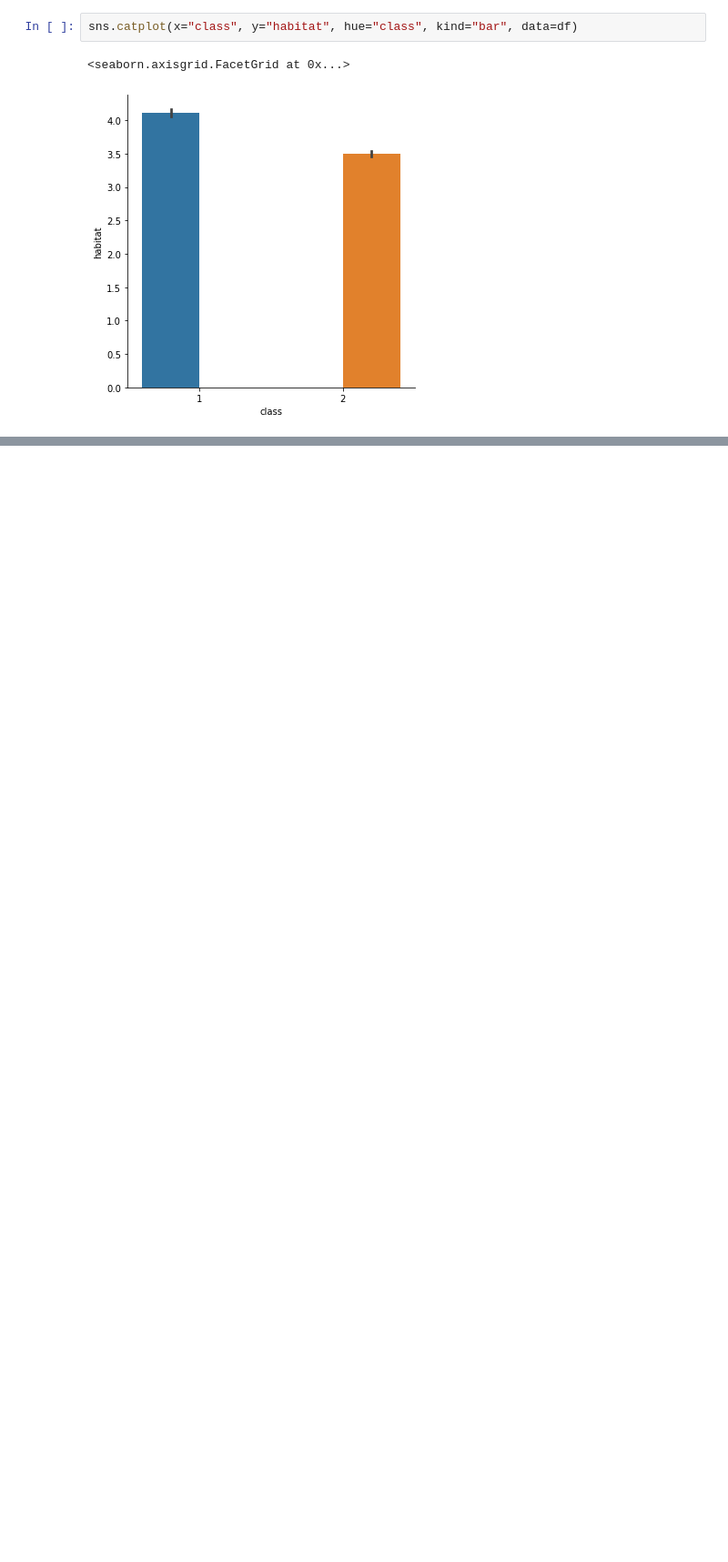
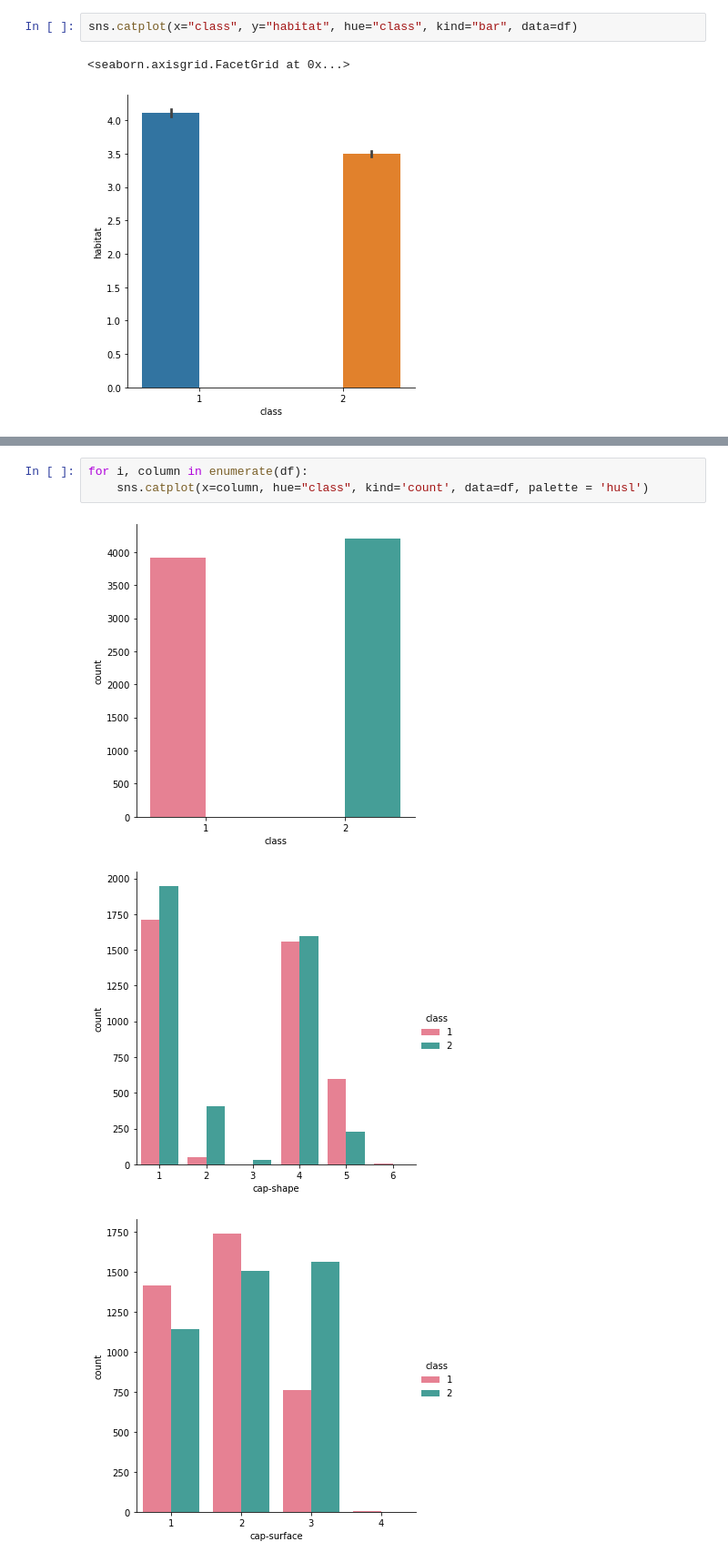
Before and after one commit to raizelistaken/Classification_project3, a Jupyter notebook: Wed.ipynb, the cells around one changed output, grey strips where cells are left out. Shown at 91% size. Saved outputs shown, nothing was run; the diff lists cells and outputs as text; blank space fills up the shorter version.

```diff
--- a/Wed.ipynb
+++ b/Wed.ipynb
@@ -125,0 +160,7 @@ sns.catplot(x="class", y="habitat", hue="class", kind="bar", data=df)
+# %%
+for i, column in enumerate(df):
+    sns.catplot(x=column, hue="class", kind='count', data=df, palette = 'husl')
+# %% [output]
+[figure, added]
+[figure, added]
+[figure, added]
```
Also changed, not shown: parts of 5 cells of this notebook.
